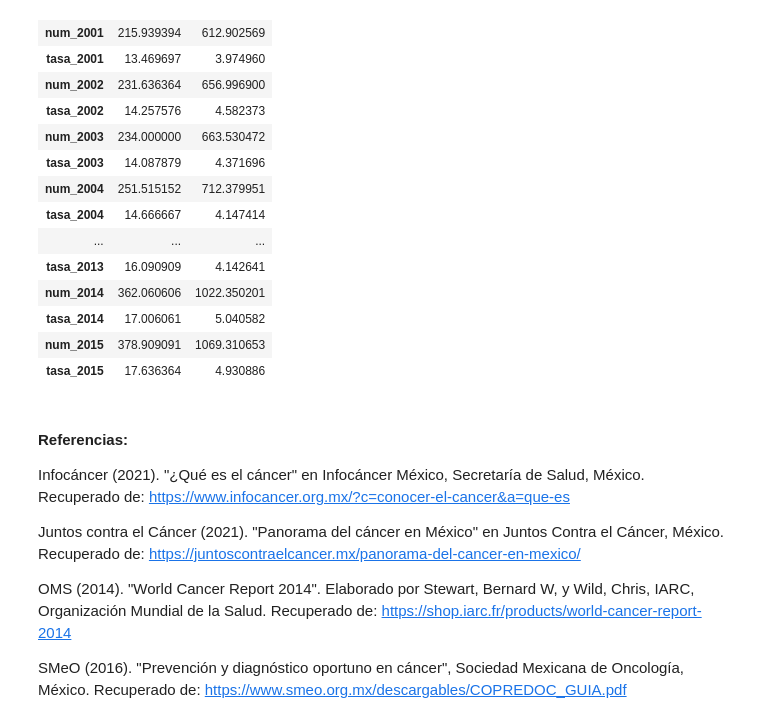
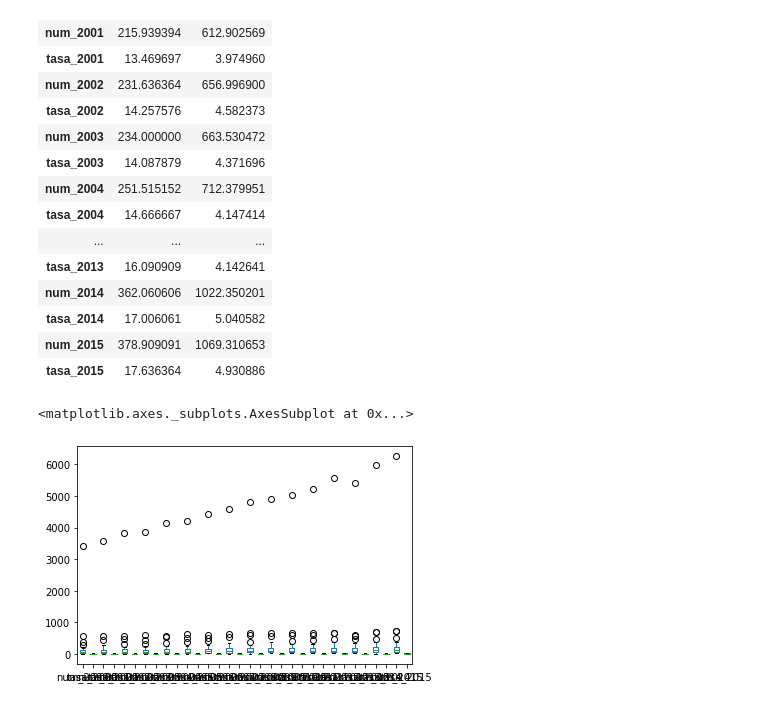
Before and after one commit to zoegarm/Cancer-de-mama-en-Mexico-limpieza-de-datos, a Jupyter notebook: Equipo2_Proyecto2.ipynb, the cells around one changed output. Saved outputs shown, nothing was run; the diff lists cells and outputs as text; code cells hidden in the pictures.

```diff
--- a/Equipo2_Proyecto2.ipynb
+++ b/Equipo2_Proyecto2.ipynb
@@ -704 +792,5 @@ tasa_2015    0
 dtype: int64
+# %%
+#Cambiar nombre
+mortalidad_rename = mortalidad.rename(columns={'Entidad de Residencia' : 'Estado'})
+mortalidad_rename.head()
@@ -705,3 +804,3 @@ dtype: int64
 # %%
 #Cambiar índice a 'Entidad de Residencia'
-mortalidad = mortalidad.set_index(['Entidad de Residencia'])
+mortalidad_rename = mortalidad_rename.set_index(['Estado'])
@@ -810,13 +901,9 @@ mortalidad.describe().loc[["mean", "std"]].T
 | tasa_2014 | 17.006061 | 5.040582 |
 | num_2015 | 378.909091 | 1069.310653 |
 | tasa_2015 | 17.636364 | 4.930886 |
-# %% [markdown]
-#### Referencias:
-
-Infocáncer (2021). "¿Qué es el cáncer" en Infocáncer México, Secretaría de Salud, México. Recuperado de: https://www.infocancer.org.mx/?c=conocer-el-cancer&a=que-es
-
-Juntos contra el Cáncer (2021). "Panorama del cáncer en México" en Juntos Contra el Cáncer, México. Recuperado de: https://juntoscontraelcancer.mx/panorama-del-cancer-en-mexico/
-
-OMS (2014). "World Cancer Report 2014". Elaborado por Stewart, Bernard W, y Wild, Chris, IARC, Organización Mundial de la Salud. Recuperado de: https://shop.iarc.fr/products/world-cancer-report-2014
-
-SMeO (2016). "Prevención y diagnóstico oportuno en cáncer", Sociedad Mexicana de Oncología, México. Recuperado de: https://www.smeo.org.mx/descargables/COPREDOC_GUIA.pdf
+# %%
+#Visualización
+mortalidad_rename.plot(kind='box', subplots=False)
+# %% [output]
+<matplotlib.axes._subplots.AxesSubplot at 0x...>
+[figure, added]
```
Also changed, not shown: parts of 55 cells of this notebook.
